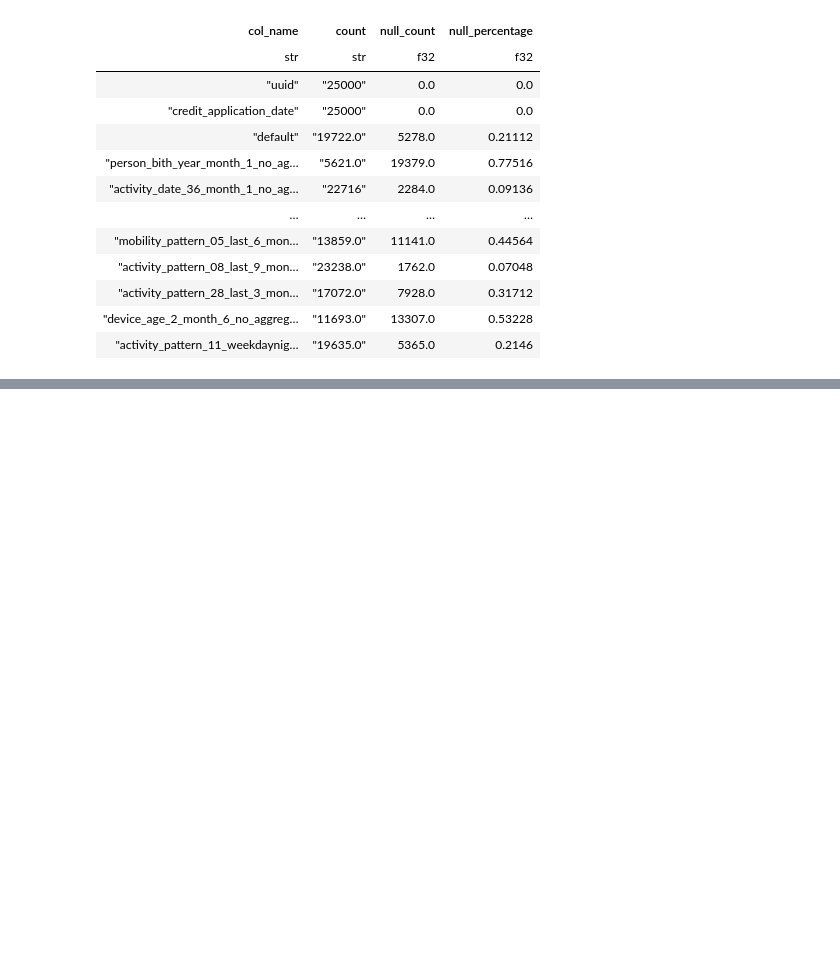
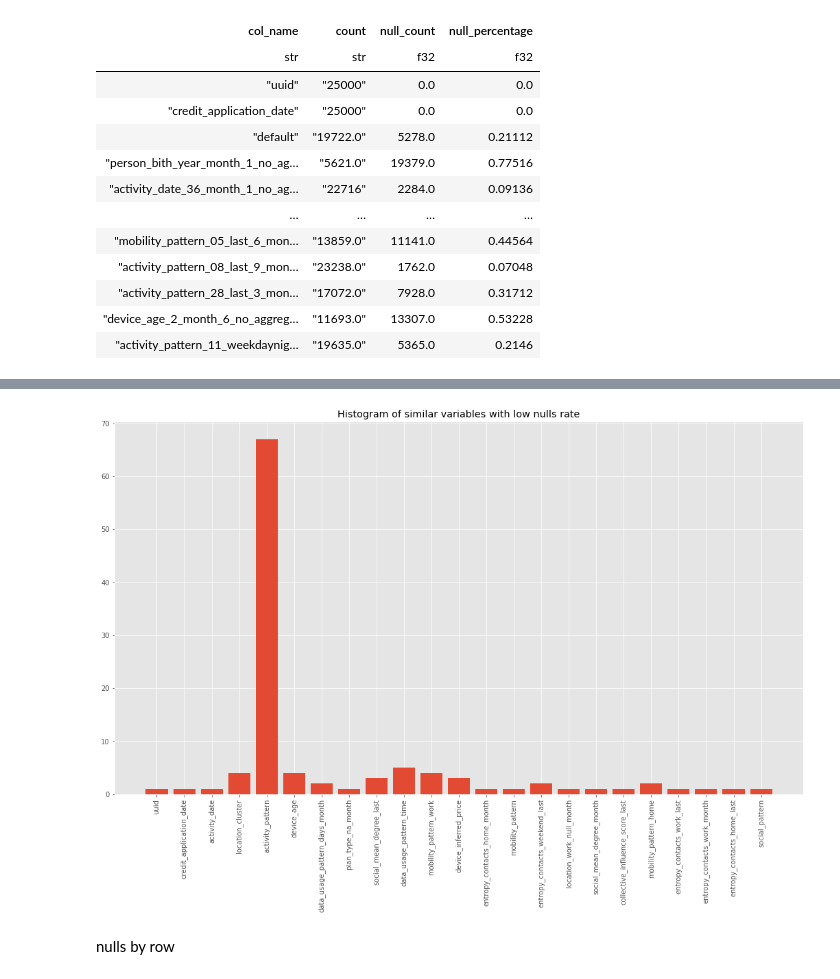
Before and after one commit to Rodma-BR/Loan-default-prediction, a Jupyter notebook: notebooks/EDA.ipynb, the cells around one changed output, grey strips where cells are left out. Cells and saved outputs as stored; diff of their text form; code cells hidden in the pictures; blank space fills up the shorter version.

```diff
--- a/notebooks/EDA.ipynb
+++ b/notebooks/EDA.ipynb
@@ -170,0 +179,13 @@ df.shape[0]
+# %%
+# Get all variable names with less than $\alpha$ threshold of null percentage
+
+q_comp_vars = nulls.filter(pl.col("null_percentage")<=0.15)["col_name"].to_list()
+# %%
+base_names_non_nulls = hp.count_similar_vars(pl.DataFrame(schema = q_comp_vars))
+plt.bar(base_names_non_nulls.keys(), base_names_non_nulls.values());
+plt.title("Histogram of similar variables with low nulls rate")
+plt.xticks(rotation=90);
+# %% [output]
+[figure, added]
+# %% [markdown]
+nulls by row
```
Also changed, not shown: parts of 27 cells of this notebook, 1 other file.
